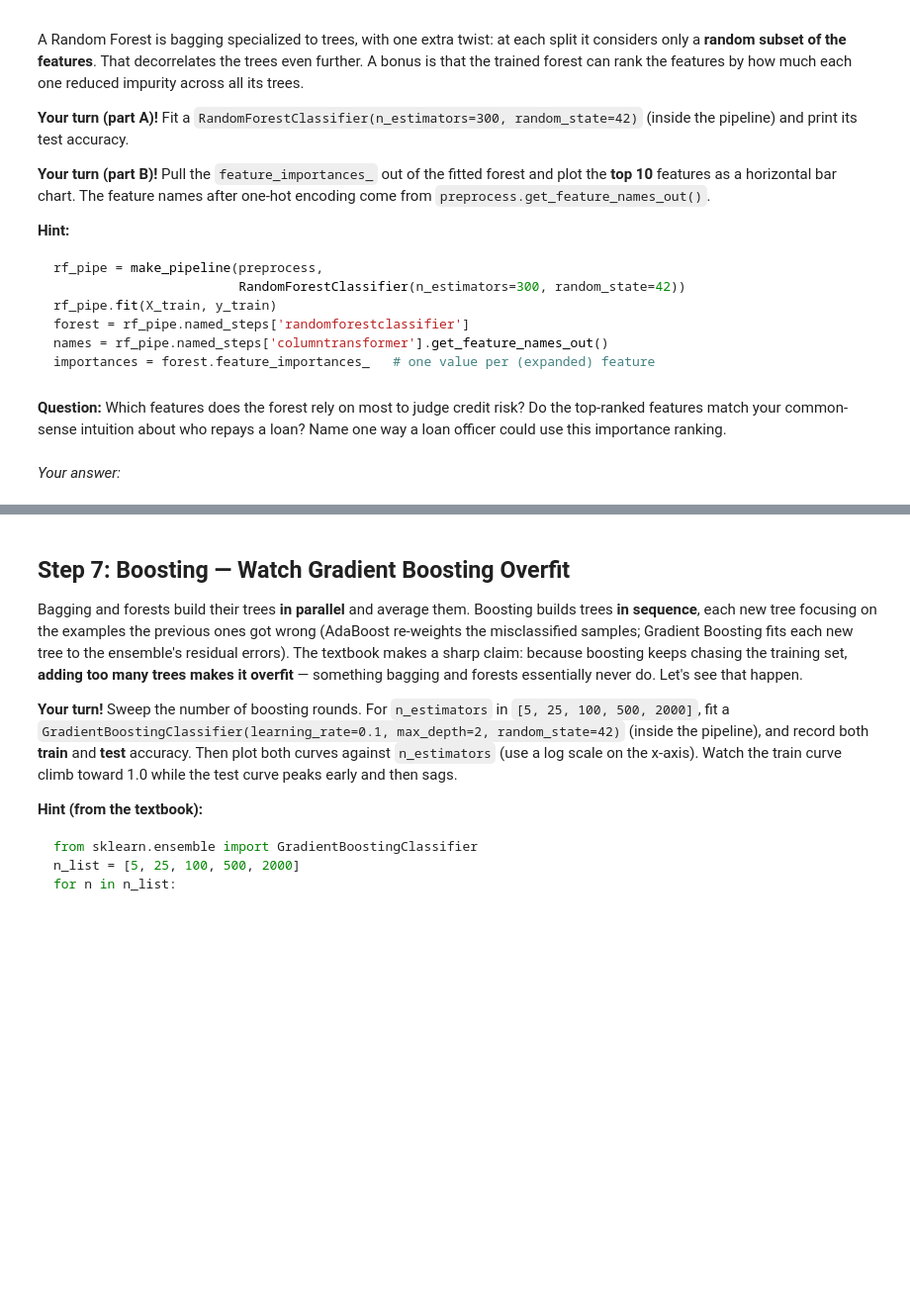
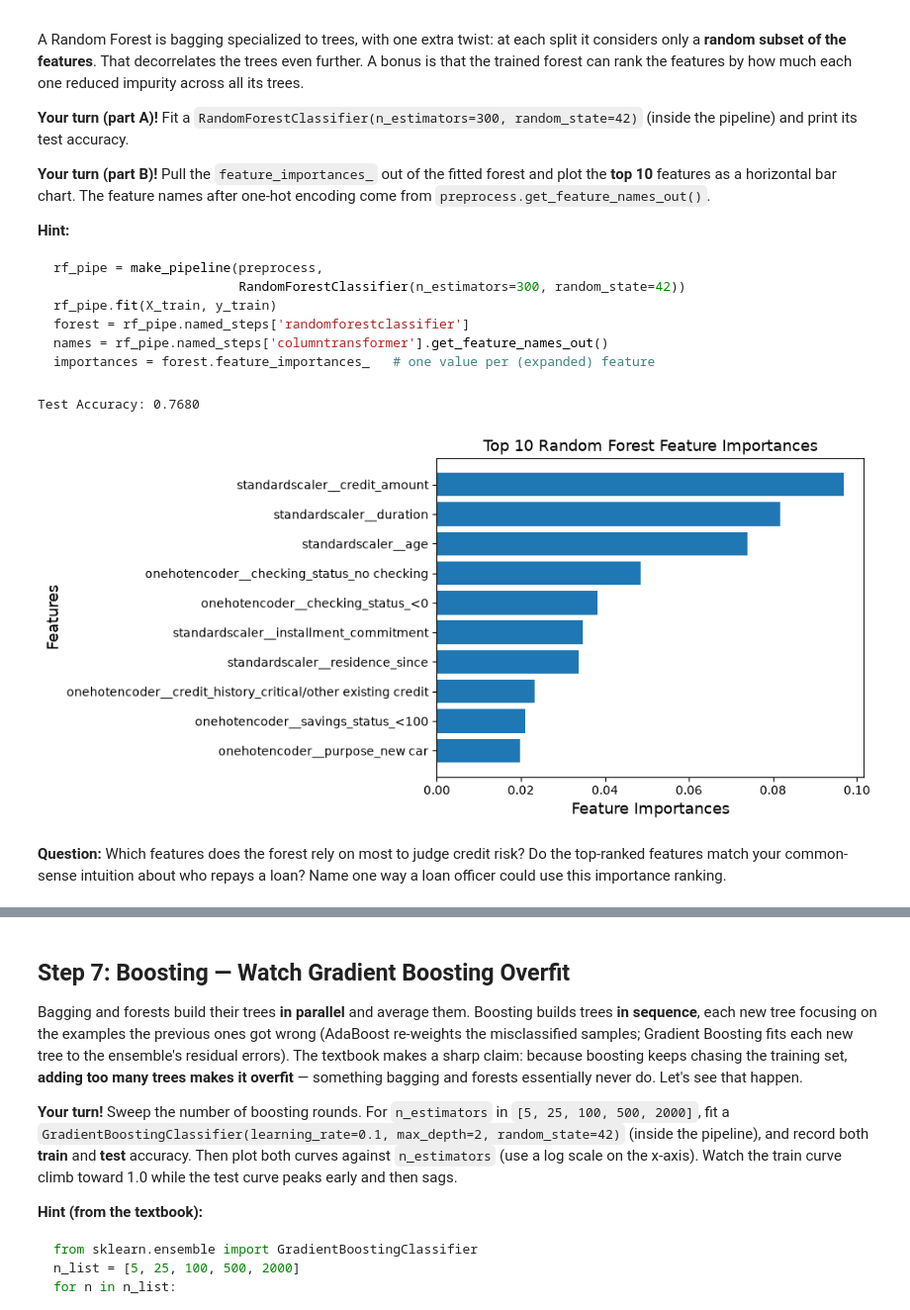
Before and after one commit to tkatz123/IST707-Notebooks, a Jupyter notebook: week7/week7_inclass_exercise.ipynb, the cells around one changed output, grey strips where cells are left out. Shown at 99% size. Drawn from its saved outputs; the diff is of its cells as text; code cells hidden in the pictures; blank space fills up the shorter version.

```diff
--- a/week7/week7_inclass_exercise.ipynb
+++ b/week7/week7_inclass_exercise.ipynb
@@ -195,3 +271,12 @@ accuracy_score(y_test, bag.predict(Xte))
 # TODO: Fit a BaggingClassifier(oob_score=True) on preprocessed training data.
 #       Print the OOB score and the test accuracy, and compare them.
 # Your code here:
+
+Xtr = preprocess.fit_transform(X_train)
+Xte = preprocess.transform(X_test)
+bag = BaggingClassifier(DecisionTreeClassifier(random_state=42),
+                        n_estimators=300, oob_score=True,
+                        n_jobs=-1, random_state=42).fit(Xtr, y_train)
+
+print(f'Out of Bag Score: {bag.oob_score_:.4f}')
+print(f'Test Accuracy Score: {accuracy_score(y_test, bag.predict(Xte)):.4f}')
@@ -225,4 +308,42 @@ importances = forest.feature_importances_   # one value per (expanded) feature
+# %%
+# TODO (A): Fit a RandomForestClassifier(n_estimators=300) and print test accuracy.
+# TODO (B): Plot the top 10 features by feature_importances_ as a horizontal bar chart.
+#           (Feature names come from the fitted preprocess step's get_feature_names_out().)
+# Your code here:
+
+rf_pipe = make_pipeline(preprocess,
+                        RandomForestClassifier(n_estimators=300, random_state=42))
+rf_pipe.fit(X_train, y_train)
+forest = rf_pipe.named_steps['randomforestclassifier']
+names = rf_pipe.named_steps['columntransformer'].get_feature_names_out()
+importances = forest.feature_importances_
+
+print(f'Test Accuracy: {accuracy_score(y_test, rf_pipe.predict(X_test)):.4f}')
+
+fe = []
+
+#Constructing dataframe of feature importances
+for name, importance in zip(names, importances):
+
+    fe_pair = {
+        'features': name,
+        'importances': importance
+    }
+
+    fe.append(fe_pair)
+
+fe_df = pd.DataFrame(fe)
+
+top_10_fe = fe_df.sort_values(by = 'importances', ascending = False).head(10).sort_values(by = 'importances', ascending = True)
+
+plt.barh(top_10_fe['features'], top_10_fe['importances'])
+plt.xlabel('Feature Importances')
+plt.ylabel('Features')
+plt.title('Top 10 Random Forest Feature Importances')
+
+plt.show()
+# %% [output]
+Test Accuracy: 0.7680
+[figure, added]
 # %% [markdown]
 **Question:** Which features does the forest rely on most to judge credit risk? Do the top-ranked features match your common-sense intuition about who repays a loan? Name one way a loan officer could use this importance ranking.
-# %% [markdown]
-*Your answer:*
```
Also changed, not shown: parts of 32 cells of this notebook.
